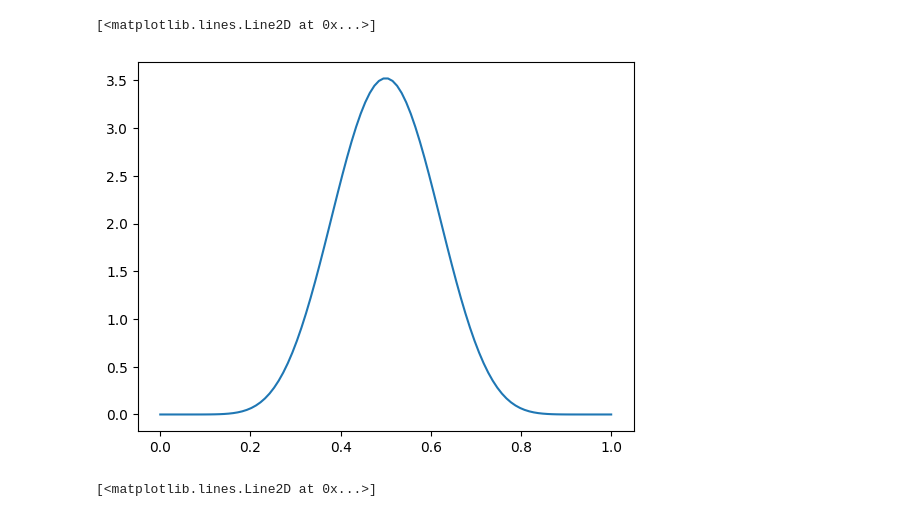
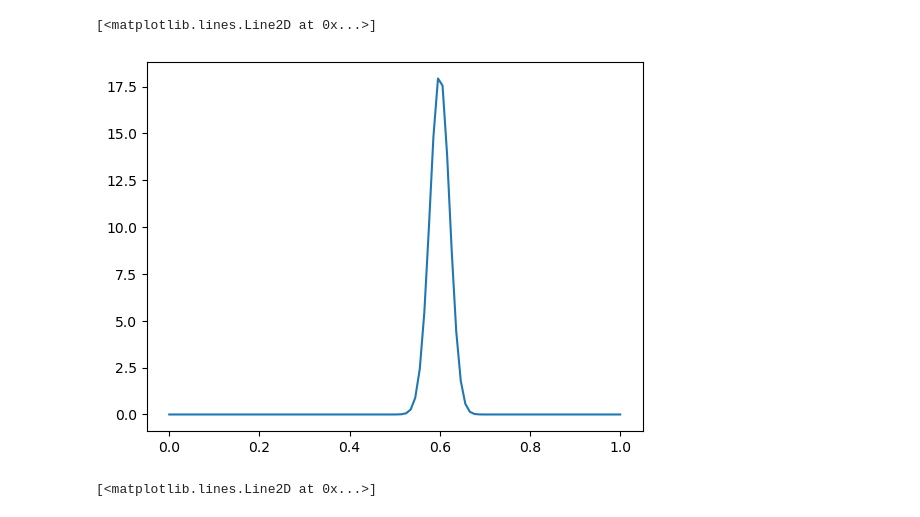
Before and after one commit to olethrosdc/rldmuu, a Jupyter notebook: src/bayesian_analysis/Beta Example.ipynb, the cells around one changed output. Drawn from its saved outputs; the diff is of its cells as text; code cells hidden in the pictures.

```diff
--- a/src/bayesian_analysis/Beta Example.ipynb
+++ b/src/bayesian_analysis/Beta Example.ipynb
@@ -8,15 +8,15 @@ x = np.linspace(0, 1, 100)
 # %%
 ## Let us first plot the beta distribution for a few different values of the parameter!
 ## The bernoulli distribution on {0,1} with parameter w, is st P(x=1) = w, P(x=0) = 1-w.
 ## The Beta distribution can be used to specify a distribution on Bernoulli distribution parameters
 ## Now our distribution family is {P_w|w \in [0,1]}, where P_w is a bernoulli distr. with parameter w
-a = 10
-b = 10
+a = 1+300
+b = 1+200
 plt.plot(x, beta.pdf(x, a, b))
 ## The mean of Beta is a/(a+b)
 # %% [output]
 [<matplotlib.lines.Line2D at 0x...>]
-[figure, old version]
+[figure, new version]
 # %%
 # If we observe n_successes and n_failures then the posterior is a + n_successs, b + n_failures.
 # Note how the data has a bigger or smaller effect depending on the value of the prior parameters
```
Also changed, not shown: parts of 1 cell of this notebook.
